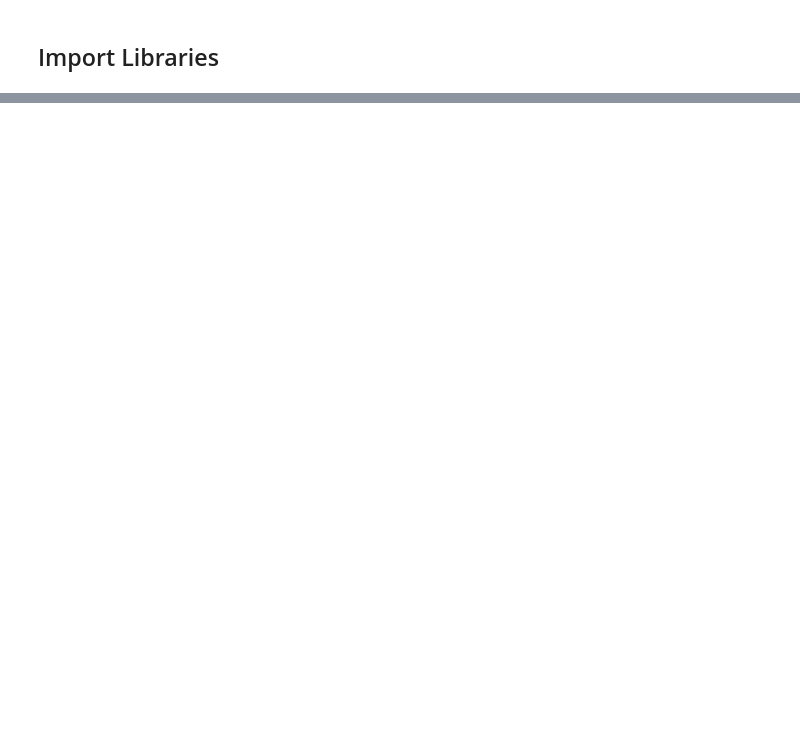
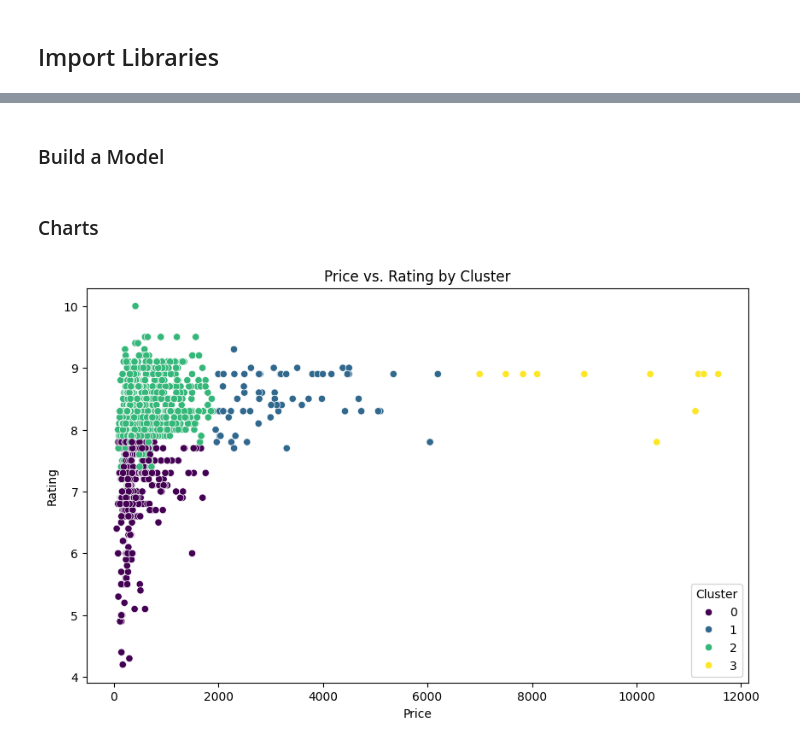
Before and after one commit to SamerGharbi21/labtop, a Jupyter notebook: ML - K-Means-all-features.ipynb, the cells around one changed output, grey strips where cells are left out. Cells and saved outputs as stored; diff of their text form; code cells hidden in the pictures; blank space fills up the shorter version.

```diff
--- a/ML - K-Means-all-features.ipynb
+++ b/ML - K-Means-all-features.ipynb
@@ -403,0 +54,4 @@ plt.show()
+# %%
+features = ['Luxury_Score', 'Satisfaction_Score']
+           #, 'High_Luxury_Low_Satisfaction',
+           # 'Low_Luxury_High_Satisfaction', 'High_Luxury_High_Satisfaction']
@@ -403,0 +60,4 @@ plt.show()
+# %%
+# Normalize the features
+scaler = StandardScaler()
+X_scaled = scaler.fit_transform(df[features])
@@ -403,0 +66,7 @@ plt.show()
+# %%
+# Step 3: Compute WCSS for different numbers of clusters
+wcss = []
+for i in range(1, 20):
+    kmeans = KMeans(n_clusters=i, random_state=42)
+    kmeans.fit(X_scaled)
+    wcss.append(kmeans.inertia_)
@@ -403,0 +84,6 @@ plt.show()
+# %% [markdown]
+### Build a Model
+# %%
+# Apply K-Means clustering
+kmeans = KMeans(n_clusters=4, random_state=42)
+df['Cluster'] = kmeans.fit_predict(X_scaled)
@@ -403,0 +99,13 @@ plt.show()
+# %% [markdown]
+### Charts
+# %%
+# Scatter Plot of Price vs. Rating by Cluster
+plt.figure(figsize=(10, 6))
+sns.scatterplot(x='Price', y='Rating', hue='Cluster', data=df, palette='viridis')
+plt.title('Price vs. Rating by Cluster')
+plt.xlabel('Price')
+plt.ylabel('Rating')
+plt.legend(title='Cluster')
+plt.show()
+# %% [output]
+[figure, added]
```
Also changed, not shown: parts of 72 cells of this notebook, 9 other files.
